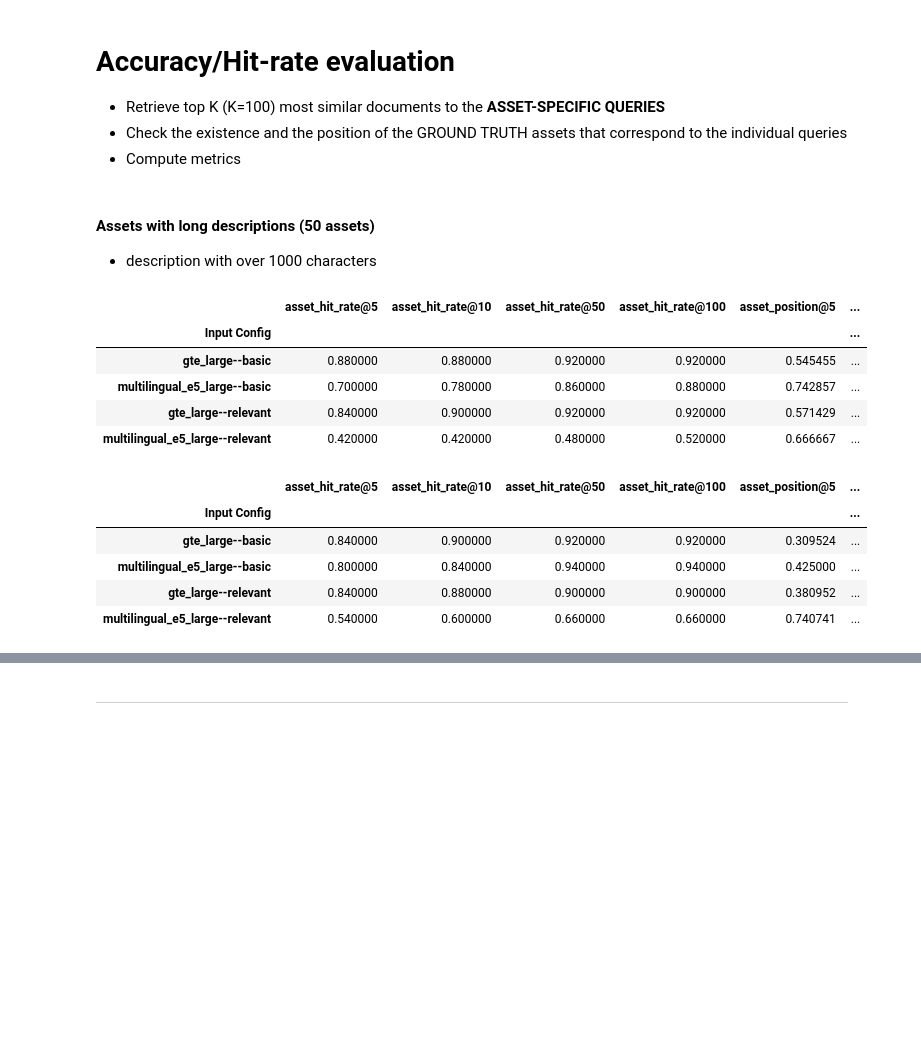
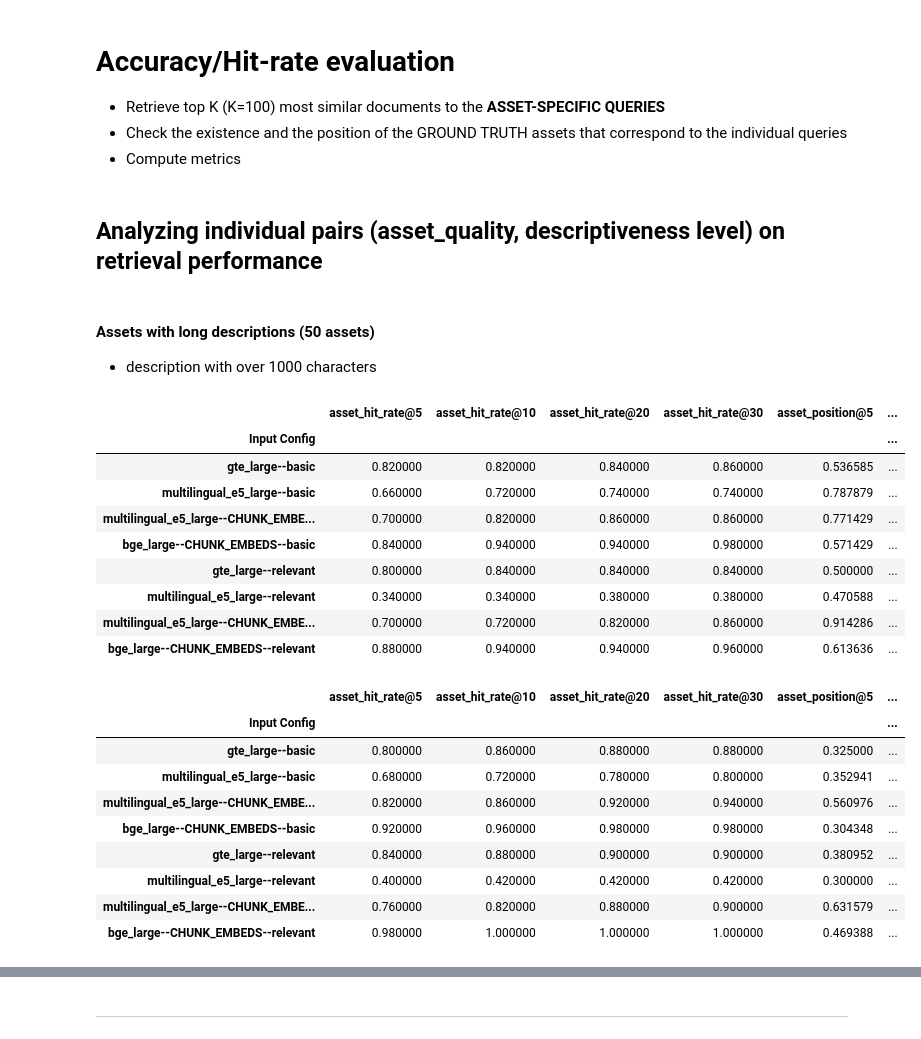
Before and after one commit to aiondemand/aiod-enhanced-interaction, a Jupyter notebook: retrieval_evaluation.ipynb, the cells around one changed output, grey strips where cells are left out. Saved outputs shown, nothing was run; the diff lists cells and outputs as text; code cells hidden in the pictures; blank space fills up the shorter version.

```diff
--- a/retrieval_evaluation.ipynb
+++ b/retrieval_evaluation.ipynb
@@ -236,3 +242,17 @@ Relevance score function: used LLM prediction
+# %%
+model_variants = [
+    # basic dataset representations
+    "gte_large--basic",
+    "multilingual_e5_large--basic",
+    "multilingual_e5_large--CHUNK_EMBEDS--basic",
+    "bge_large--CHUNK_EMBEDS--basic",
+
+    # relevant dataset representations
+    "gte_large--relevant",
+    "multilingual_e5_large--relevant",
+    "multilingual_e5_large--CHUNK_EMBEDS--relevant",
+    "bge_large--CHUNK_EMBEDS--relevant"
+]
 # %%
 def highlight_precision(s: pd.Series):
     is_max = s == s.max()
@@ -240,9 +260,15 @@ def highlight_precision(s: pd.Series):
     return ['background-color: rgba(255, 0, 0, 0.3); color: white' if v else 'background-color: rgba(255, 165, 0, 0.3); color: white' if is_second_max[idx] else '' for idx, v in is_max.items()]
 # %%
 def add_middle_border(df):
-    border_style = {
+    horizontal_border_style = {
         'selector': 'td:nth-child({})'.format(len(df.columns) // 2 + 1),
-        'props': [('border-right', '8px solid white')]
+        'props': [('border-right', '4px solid white')]
     }
-    return df.set_table_styles([border_style], overwrite=False)
+    df =  df.set_table_styles([horizontal_border_style], overwrite=False)
+
+    vertical_border_style = {
+        'selector': 'tr:nth-child({})'.format(len(df.index) // 2),
+        'props': [('border-bottom', '4px solid white')]
+    }
+    return  df.set_table_styles([vertical_border_style], overwrite=False)
 # %%
@@ -376,26 +530,36 @@ def create_hitrate_results_dataframe(asset_quality: str, descriptiveness_level:
     df = add_middle_border(df)
     return df
+# %% [markdown]
+## Analyzing individual pairs (asset_quality, descriptiveness level) on retrieval performance
 # %% [markdown]
 #### Assets with long descriptions (50 assets)
 - description with over 1000 characters
 # %%
-long_doc_least_df = create_hitrate_results_dataframe(asset_quality="long_description_many_tags", descriptiveness_level="least_descriptive")
+long_doc_least_df = create_hitrate_results_dataframe(model_variants, asset_quality="long_description_many_tags", descriptiveness_level="least_descriptive")
 long_doc_least_df
 # %% [output]
-|  | asset_hit_rate@5 | asset_hit_rate@10 | asset_hit_rate@50 | asset_hit_rate@100 | asset_position@5 | ... |
+|  | asset_hit_rate@5 | asset_hit_rate@10 | asset_hit_rate@20 | asset_hit_rate@30 | asset_position@5 | ... |
 | Input Config |  |  |  |  |  | ... |
-| gte_large--basic | 0.880000 | 0.880000 | 0.920000 | 0.920000 | 0.545455 | ... |
-| multilingual_e5_large--basic | 0.700000 | 0.780000 | 0.860000 | 0.880000 | 0.742857 | ... |
-| gte_large--relevant | 0.840000 | 0.900000 | 0.920000 | 0.920000 | 0.571429 | ... |
-| multilingual_e5_large--relevant | 0.420000 | 0.420000 | 0.480000 | 0.520000 | 0.666667 | ... |
+| gte_large--basic | 0.820000 | 0.820000 | 0.840000 | 0.860000 | 0.536585 | ... |
+| multilingual_e5_large--basic | 0.660000 | 0.720000 | 0.740000 | 0.740000 | 0.787879 | ... |
+| multilingual_e5_large--CHUNK_EMBE... | 0.700000 | 0.820000 | 0.860000 | 0.860000 | 0.771429 | ... |
+| bge_large--CHUNK_EMBEDS--basic | 0.840000 | 0.940000 | 0.940000 | 0.980000 | 0.571429 | ... |
+| gte_large--relevant | 0.800000 | 0.840000 | 0.840000 | 0.840000 | 0.500000 | ... |
+| multilingual_e5_large--relevant | 0.340000 | 0.340000 | 0.380000 | 0.380000 | 0.470588 | ... |
+| multilingual_e5_large--CHUNK_EMBE... | 0.700000 | 0.720000 | 0.820000 | 0.860000 | 0.914286 | ... |
+| bge_large--CHUNK_EMBEDS--relevant | 0.880000 | 0.940000 | 0.940000 | 0.960000 | 0.613636 | ... |
 # %%
-long_doc_moderate_df = create_hitrate_results_dataframe(asset_quality="long_description_many_tags", descriptiveness_level="moderately_descriptive")
+long_doc_moderate_df = create_hitrate_results_dataframe(model_variants, asset_quality="long_description_many_tags", descriptiveness_level="moderately_descriptive")
 long_doc_moderate_df
 # %% [output]
-|  | asset_hit_rate@5 | asset_hit_rate@10 | asset_hit_rate@50 | asset_hit_rate@100 | asset_position@5 | ... |
+|  | asset_hit_rate@5 | asset_hit_rate@10 | asset_hit_rate@20 | asset_hit_rate@30 | asset_position@5 | ... |
 | Input Config |  |  |  |  |  | ... |
-| gte_large--basic | 0.840000 | 0.900000 | 0.920000 | 0.920000 | 0.309524 | ... |
-| multilingual_e5_large--basic | 0.800000 | 0.840000 | 0.940000 | 0.940000 | 0.425000 | ... |
+| gte_large--basic | 0.800000 | 0.860000 | 0.880000 | 0.880000 | 0.325000 | ... |
+| multilingual_e5_large--basic | 0.680000 | 0.720000 | 0.780000 | 0.800000 | 0.352941 | ... |
+| multilingual_e5_large--CHUNK_EMBE... | 0.820000 | 0.860000 | 0.920000 | 0.940000 | 0.560976 | ... |
+| bge_large--CHUNK_EMBEDS--basic | 0.920000 | 0.960000 | 0.980000 | 0.980000 | 0.304348 | ... |
 | gte_large--relevant | 0.840000 | 0.880000 | 0.900000 | 0.900000 | 0.380952 | ... |
-| multilingual_e5_large--relevant | 0.540000 | 0.600000 | 0.660000 | 0.660000 | 0.740741 | ... |
+| multilingual_e5_large--relevant | 0.400000 | 0.420000 | 0.420000 | 0.420000 | 0.300000 | ... |
+| multilingual_e5_large--CHUNK_EMBE... | 0.760000 | 0.820000 | 0.880000 | 0.900000 | 0.631579 | ... |
+| bge_large--CHUNK_EMBEDS--relevant | 0.980000 | 1.000000 | 1.000000 | 1.000000 | 0.469388 | ... |
 # %%
```
Also changed, not shown: parts of 74 cells of this notebook, 5 other files.
